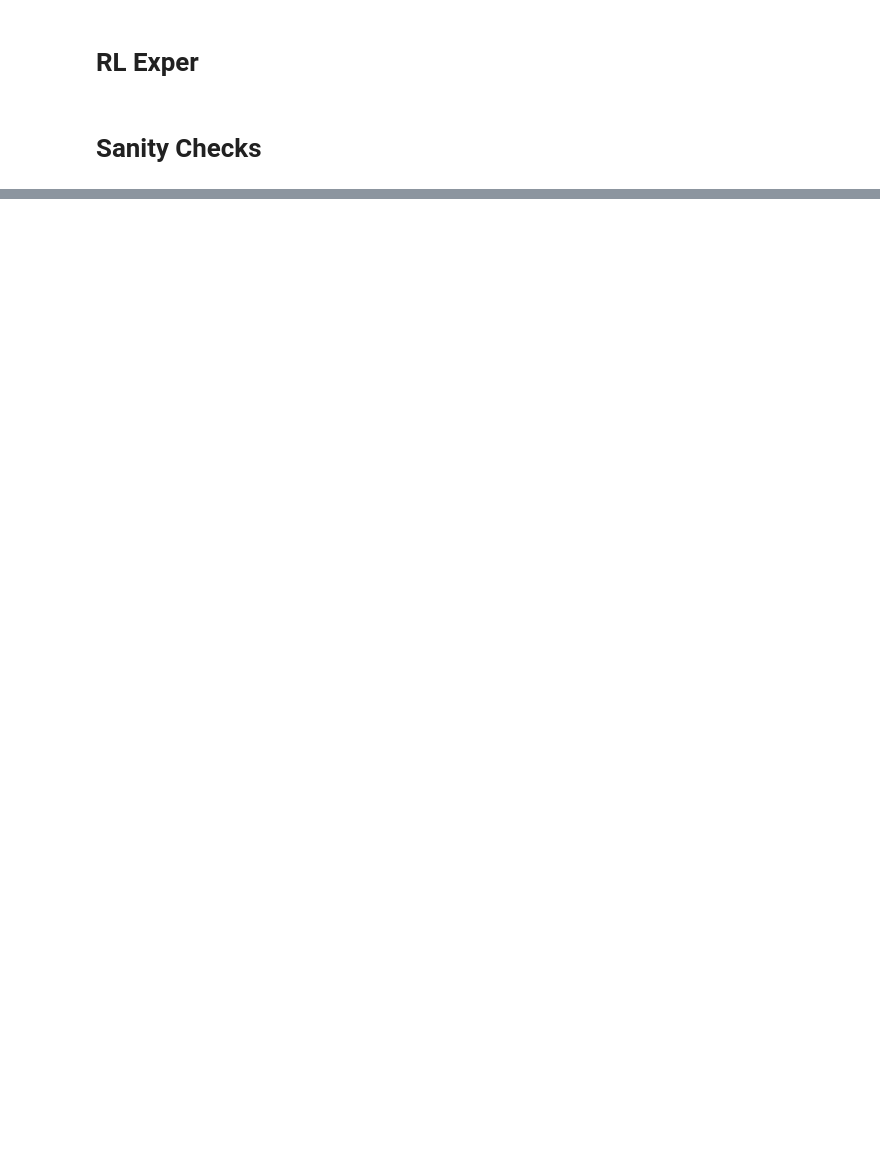
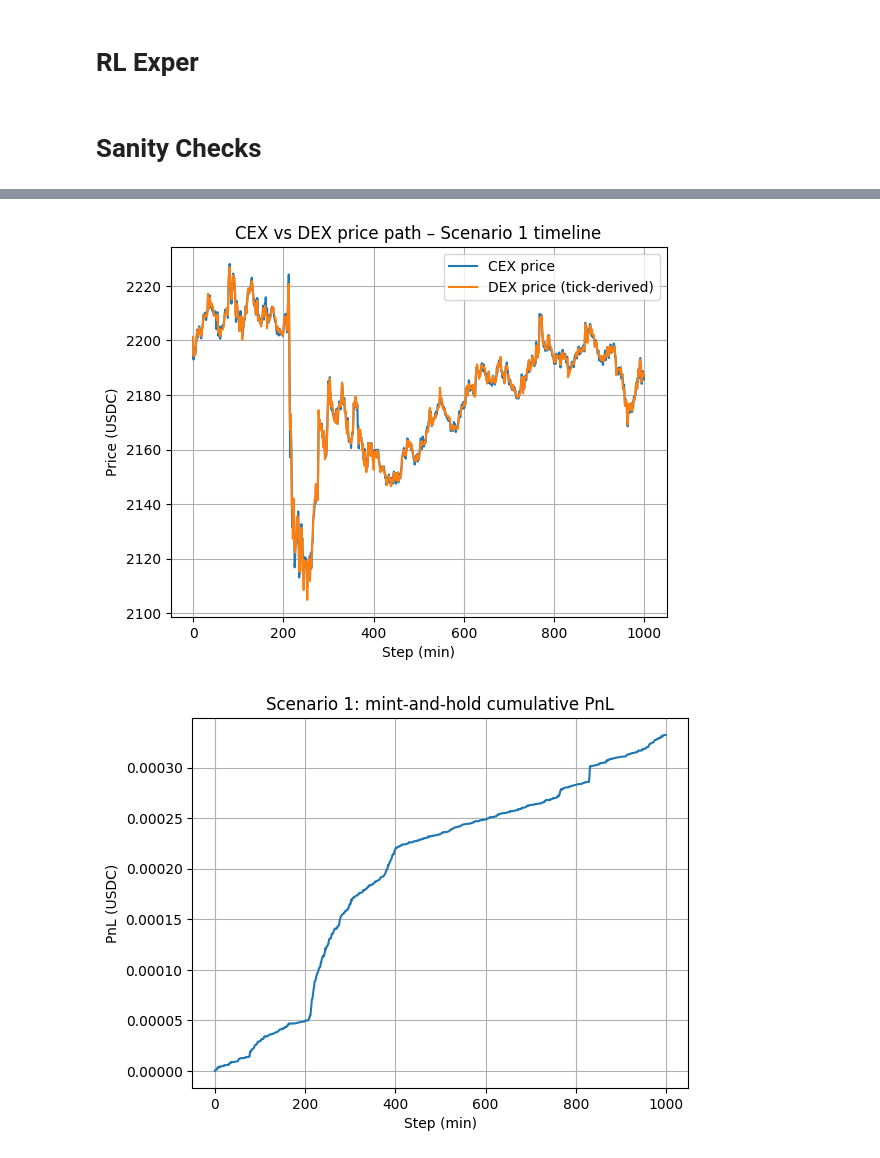
Before and after one commit to anejrozman/Machine-learning-finance-and-complex-systems, a Jupyter notebook: RL_experiment.ipynb, the cells around one changed output, grey strips where cells are left out. Drawn from its saved outputs; the diff is of its cells as text; code cells hidden in the pictures; blank space fills up the shorter version.

```diff
--- a/RL_experiment.ipynb
+++ b/RL_experiment.ipynb
@@ -238,7 +238,7 @@ from config.env_config import Config
 
 # ------------------------------- helpers ---------------------------------
 def tick_to_price(tick: int) -> float:
-    return (1.0001 ** (tick / 2)) ** 2
+    return 1e12 / (1.0001 ** (tick / 2)) ** 2
 
 
 def get_dex_price(env, ts):
@@ -349,0 +350,2 @@ DEX shape & span : (2391793, 1) 2024-03-16 17:52:11 → 2025-03-16 17:50:59
+[figure, added]
+[figure, added]
```
Also changed, not shown: parts of 3 cells of this notebook, 2 other files.
